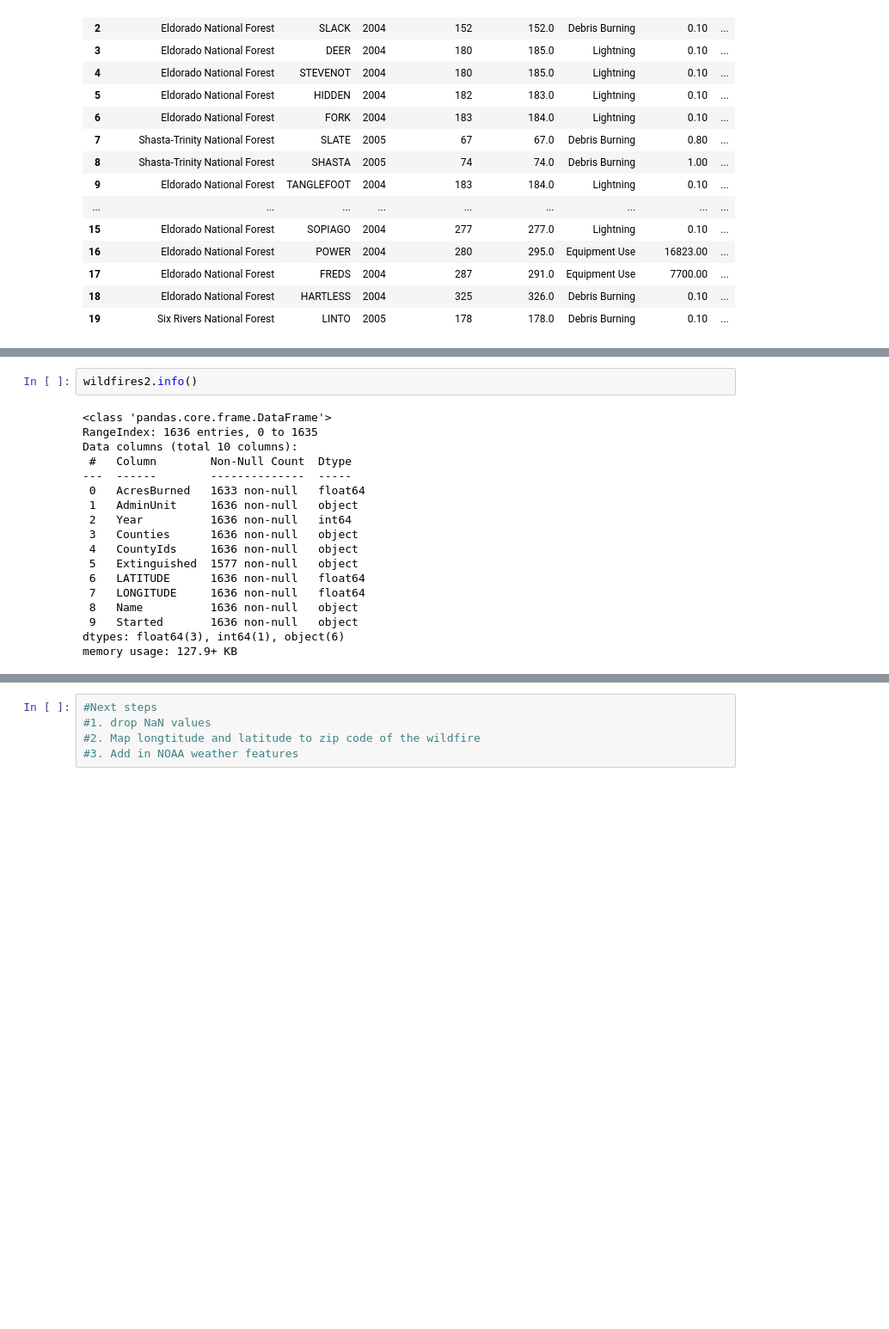
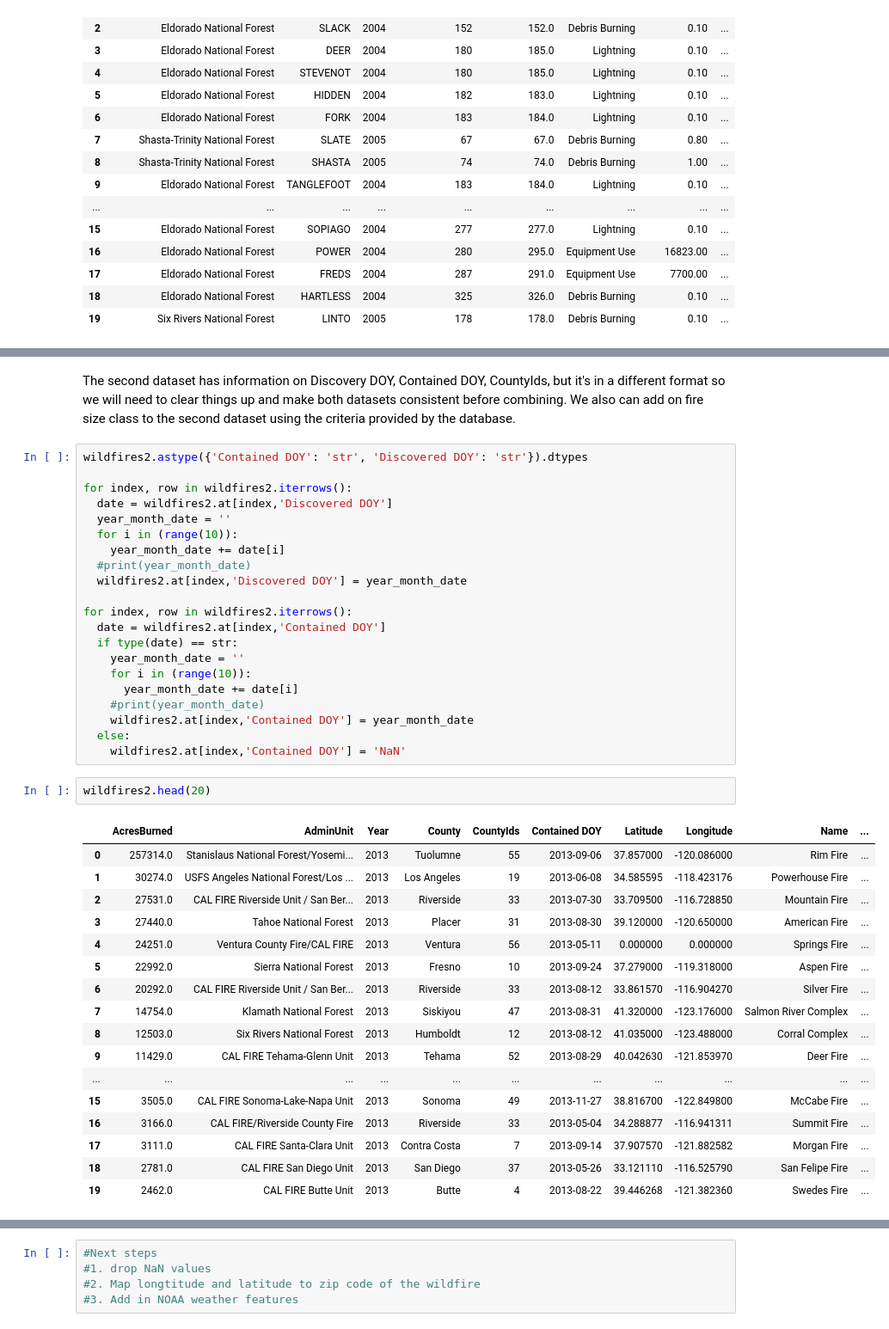
Before and after one commit to mnocerino23/Wildfire-Forecaster, a Jupyter notebook: wildfires.ipynb, the cells around one changed output, grey strips where cells are left out. Shown: that part at 86% size. Drawn from its saved outputs; the diff is of its cells as text; blank space fills up the shorter version.

```diff
--- a/wildfires.ipynb
+++ b/wildfires.ipynb
@@ -130,23 +136,46 @@ wildfires2.head(20)
 | 17 | 3111.0 | CAL FIRE Santa-Clara Unit | 2013 | Contra Costa | 7 | 2013-09-14T17:30:00Z | 37.907570 | -121.882582 | Morgan Fire | ... |
 | 18 | 2781.0 | CAL FIRE San Diego Unit | 2013 | San Diego | 37 | 2013-05-26T17:45:00Z | 33.121110 | -116.525790 | San Felipe Fire | ... |
 | 19 | 2462.0 | CAL FIRE Butte Unit | 2013 | Butte | 4 | 2013-08-22T18:00:00Z | 39.446268 | -121.382360 | Swedes Fire | ... |
-# %%
-wildfires2.info()
-# %% [output]
-<class 'pandas.core.frame.DataFrame'>
-RangeIndex: 1636 entries, 0 to 1635
-Data columns (total 10 columns):
- #   Column        Non-Null Count  Dtype
----  ------        --------------  -----
- 0   AcresBurned   1633 non-null   float64
- 1   AdminUnit     1636 non-null   object
- 2   Year          1636 non-null   int64
- 3   Counties      1636 non-null   object
- 4   CountyIds     1636 non-null   object
- 5   Extinguished  1577 non-null   object
- 6   LATITUDE      1636 non-null   float64
- 7   LONGITUDE     1636 non-null   float64
- 8   Name          1636 non-null   object
- 9   Started       1636 non-null   object
-dtypes: float64(3), int64(1), object(6)
-memory usage: 127.9+ KB
+# %% [markdown]
+The second dataset has information on Discovery DOY, Contained DOY, CountyIds, but it's in a different format so we will need to clear things up and make both datasets consistent before combining. We also can add on fire size class to the second dataset using the criteria provided by the database.
+# %%
+wildfires2.astype({'Contained DOY': 'str', 'Discovered DOY': 'str'}).dtypes
+
+for index, row in wildfires2.iterrows():
+  date = wildfires2.at[index,'Discovered DOY']
+  year_month_date = ''
+  for i in (range(10)):
+    year_month_date += date[i]
+  #print(year_month_date)
+  wildfires2.at[index,'Discovered DOY'] = year_month_date
+
+for index, row in wildfires2.iterrows():
+  date = wildfires2.at[index,'Contained DOY']
+  if type(date) == str:
+    year_month_date = ''
+    for i in (range(10)):
+      year_month_date += date[i]
+    #print(year_month_date)
+    wildfires2.at[index,'Contained DOY'] = year_month_date
+  else:
+    wildfires2.at[index,'Contained DOY'] = 'NaN'
+# %%
+wildfires2.head(20)
+# %% [output]
+|  | AcresBurned | AdminUnit | Year | County | CountyIds | Contained DOY | Latitude | Longitude | Name | ... |
+| 0 | 257314.0 | Stanislaus National Forest/Yosemi... | 2013 | Tuolumne | 55 | 2013-09-06 | 37.857000 | -120.086000 | Rim Fire | ... |
+| 1 | 30274.0 | USFS Angeles National Forest/Los ... | 2013 | Los Angeles | 19 | 2013-06-08 | 34.585595 | -118.423176 | Powerhouse Fire | ... |
+| 2 | 27531.0 | CAL FIRE Riverside Unit / San Ber... | 2013 | Riverside | 33 | 2013-07-30 | 33.709500 | -116.728850 | Mountain Fire | ... |
+| 3 | 27440.0 | Tahoe National Forest | 2013 | Placer | 31 | 2013-08-30 | 39.120000 | -120.650000 | American Fire | ... |
+| 4 | 24251.0 | Ventura County Fire/CAL FIRE | 2013 | Ventura | 56 | 2013-05-11 | 0.000000 | 0.000000 | Springs Fire | ... |
+| 5 | 22992.0 | Sierra National Forest | 2013 | Fresno | 10 | 2013-09-24 | 37.279000 | -119.318000 | Aspen Fire | ... |
+| 6 | 20292.0 | CAL FIRE Riverside Unit / San Ber... | 2013 | Riverside | 33 | 2013-08-12 | 33.861570 | -116.904270 | Silver Fire | ... |
+| 7 | 14754.0 | Klamath National Forest | 2013 | Siskiyou | 47 | 2013-08-31 | 41.320000 | -123.176000 | Salmon River Complex | ... |
+| 8 | 12503.0 | Six Rivers National Forest | 2013 | Humboldt | 12 | 2013-08-12 | 41.035000 | -123.488000 | Corral Complex | ... |
+| 9 | 11429.0 | CAL FIRE Tehama-Glenn Unit | 2013 | Tehama | 52 | 2013-08-29 | 40.042630 | -121.853970 | Deer Fire | ... |
+| ... | ... | ... | ... | ... | ... | ... | ... | ... | ... | ... |
+| 15 | 3505.0 | CAL FIRE Sonoma-Lake-Napa Unit | 2013 | Sonoma | 49 | 2013-11-27 | 38.816700 | -122.849800 | McCabe Fire | ... |
+| 16 | 3166.0 | CAL FIRE/Riverside County Fire | 2013 | Riverside | 33 | 2013-05-04 | 34.288877 | -116.941311 | Summit Fire | ... |
+| 17 | 3111.0 | CAL FIRE Santa-Clara Unit | 2013 | Contra Costa | 7 | 2013-09-14 | 37.907570 | -121.882582 | Morgan Fire | ... |
+| 18 | 2781.0 | CAL FIRE San Diego Unit | 2013 | San Diego | 37 | 2013-05-26 | 33.121110 | -116.525790 | San Felipe Fire | ... |
+| 19 | 2462.0 | CAL FIRE Butte Unit | 2013 | Butte | 4 | 2013-08-22 | 39.446268 | -121.382360 | Swedes Fire | ... |
```
Also changed, not shown: parts of 13 cells of this notebook.
